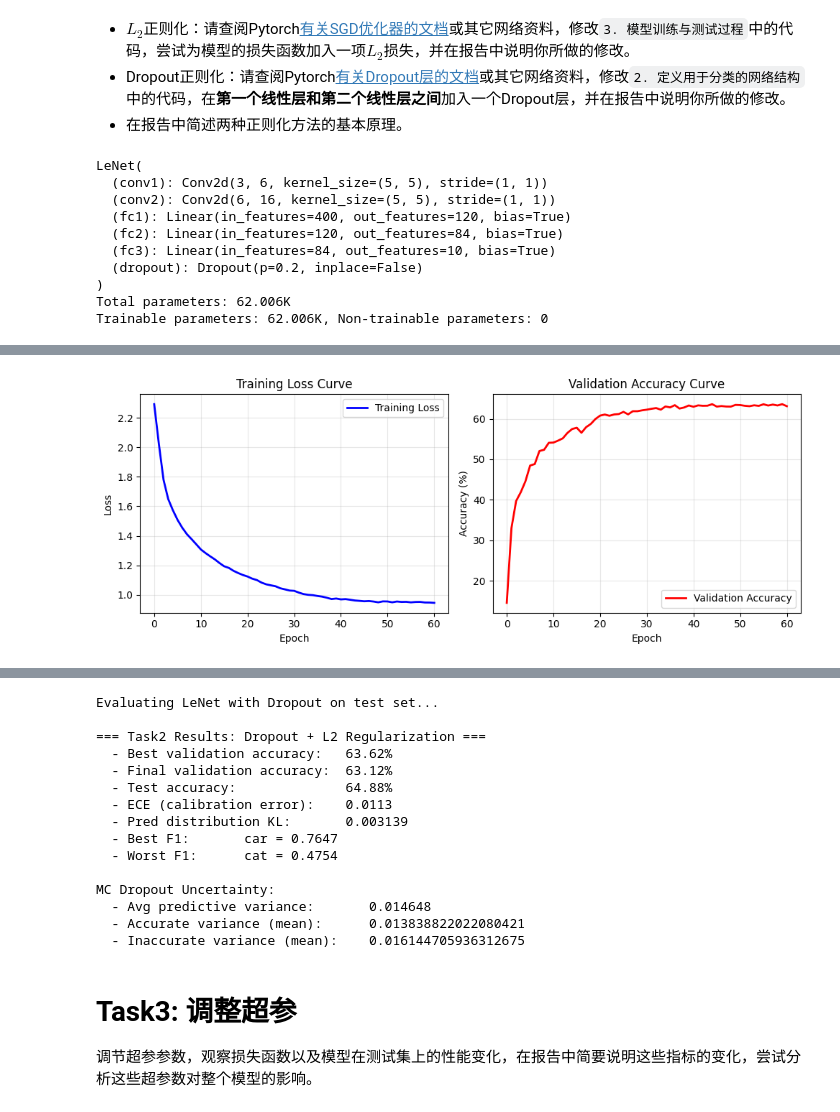
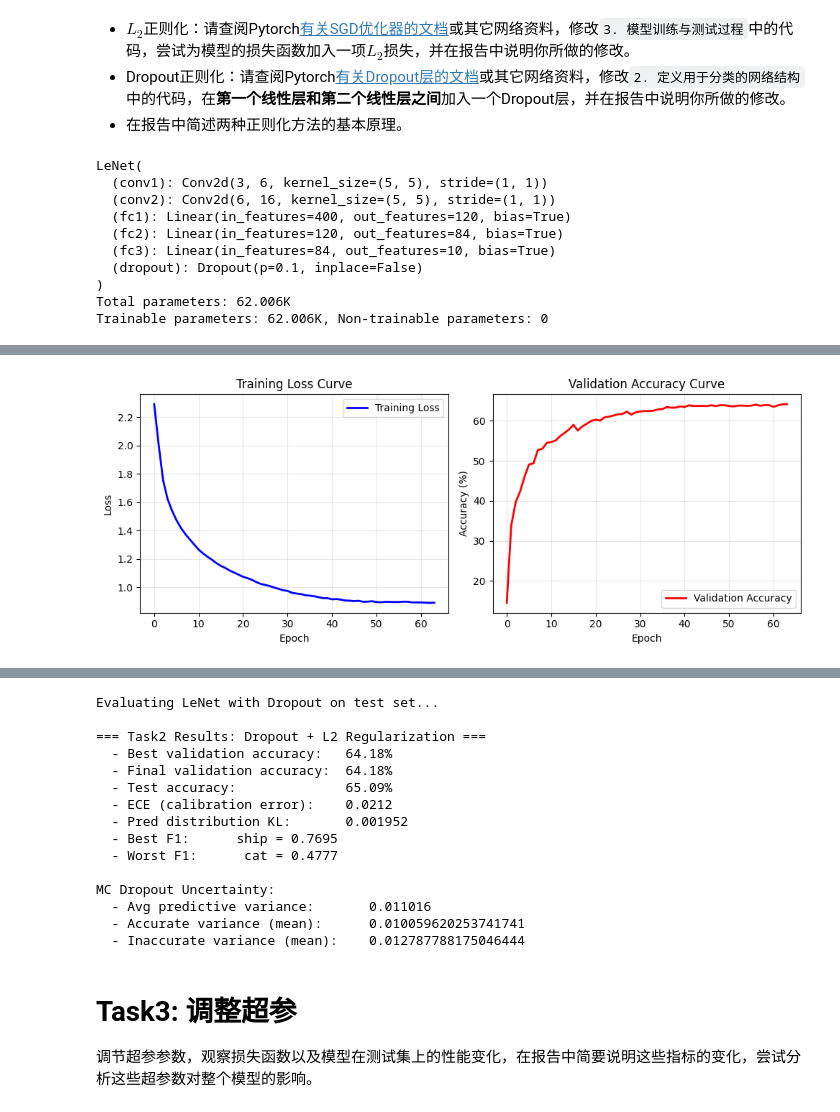
Before and after one commit to Snivallus/Introduction-to-AI-Project-01, a Jupyter notebook: project.ipynb, the cells around one changed output, grey strips where cells are left out. Drawn from its saved outputs; the diff is of its cells as text; code cells hidden in the pictures.

```diff
--- a/project.ipynb
+++ b/project.ipynb
@@ -344,7 +344,7 @@ NUM_EPOCHS = 64
 EARLY_STOPPING_PATIENCE = 16
 T_0 = 48
 T_MULT = 1
-CYCLE_DECAY = 0.1
+CYCLE_DECAY = 0.05
 
 # --- Baseline experiment ---
 LABEL_SMOOTHING = 0.0  # Will be adjusted in Task3
@@ -353,7 +353,11 @@ criterion_baseline = nn.CrossEntropyLoss(label_smoothing=LABEL_SMOOTHING)
 
 weight_decay_baseline = 0.0  # No L2 regularization; will be adjusted in Task2
 optimizer_baseline = optim.SGD(
-    lenet_baseline.parameters(), lr=LR, momentum=MOMENTUM, weight_decay=weight_decay_baseline
+    lenet_baseline.parameters(),
+    lr=LR,
+    momentum=MOMENTUM,
+    weight_decay=weight_decay_baseline,
+    nesterov=True
 )
 
 print(f"Loss function: CrossEntropyLoss (label_smoothing={LABEL_SMOOTHING})")
@@ -470,7 +474,7 @@ torch.cuda.empty_cache()
 - 在报告中简述两种正则化方法的基本原理。
 # %%
 # Instantiate LeNet with dropout for Task3 experiments
-lenet_dropout = LeNet(dropout=0.2)
+lenet_dropout = LeNet(dropout=0.1)
 print(lenet_dropout)
 
 param_counts = count_parameters(lenet_dropout)
@@ -486,7 +490,7 @@ LeNet(
   (fc1): Linear(in_features=400, out_features=120, bias=True)
   (fc2): Linear(in_features=120, out_features=84, bias=True)
   (fc3): Linear(in_features=84, out_features=10, bias=True)
-  (dropout): Dropout(p=0.2, inplace=False)
+  (dropout): Dropout(p=0.1, inplace=False)
 )
 Total parameters: 62.006K
 Trainable parameters: 62.006K, Non-trainable parameters: 0
@@ -498,7 +502,11 @@ lenet_dropout = lenet_dropout.to(device)
 # Dropout experiment: L2 regularization via weight_decay
 weight_decay_dropout = 1e-5
 optimizer_dropout = optim.SGD(
-    lenet_dropout.parameters(), lr=LR, momentum=MOMENTUM, weight_decay=weight_decay_dropout
+    lenet_dropout.parameters(),
+    lr=LR,
+    momentum=MOMENTUM,
+    weight_decay=weight_decay_dropout,
+    nesterov=True
 )
 criterion_dropout = nn.CrossEntropyLoss(label_smoothing=LABEL_SMOOTHING)
 
@@ -555,2 +563,2 @@ Best validation accuracy: 63.62% at epoch 45 with train loss: 0.9593
-[figure, old version]
+[figure, new version]
 Loss curve saved to figures/lenet_dropout_loss_curve.pdf
@@ -594,18 +602,18 @@ if test_result_dropout.get('mc_dropout'):
 Evaluating LeNet with Dropout on test set...
 
 === Task2 Results: Dropout + L2 Regularization ===
-  - Best validation accuracy:   63.62%
-  - Final validation accuracy:  63.12%
-  - Test accuracy:              64.88%
-  - ECE (calibration error):    0.0113
-  - Pred distribution KL:       0.003139
-  - Best F1:       car = 0.7647
-  - Worst F1:      cat = 0.4754
+  - Best validation accuracy:   64.18%
+  - Final validation accuracy:  64.18%
+  - Test accuracy:              65.09%
+  - ECE (calibration error):    0.0212
+  - Pred distribution KL:       0.001952
+  - Best F1:      ship = 0.7695
+  - Worst F1:      cat = 0.4777
 
 MC Dropout Uncertainty:
-  - Avg predictive variance:       0.014648
-  - Accurate variance (mean):      0.013838822022080421
-  - Inaccurate variance (mean):    0.016144705936312675
+  - Avg predictive variance:       0.011016
+  - Accurate variance (mean):      0.010059620253741741
+  - Inaccurate variance (mean):    0.012787788175046444
 # %%
 # Clean up GPU memory
 del lenet_dropout, optimizer_dropout, criterion_dropout, scheduler_config_dropout
```
Also changed, not shown: parts of 8 cells of this notebook, 17 other files.
